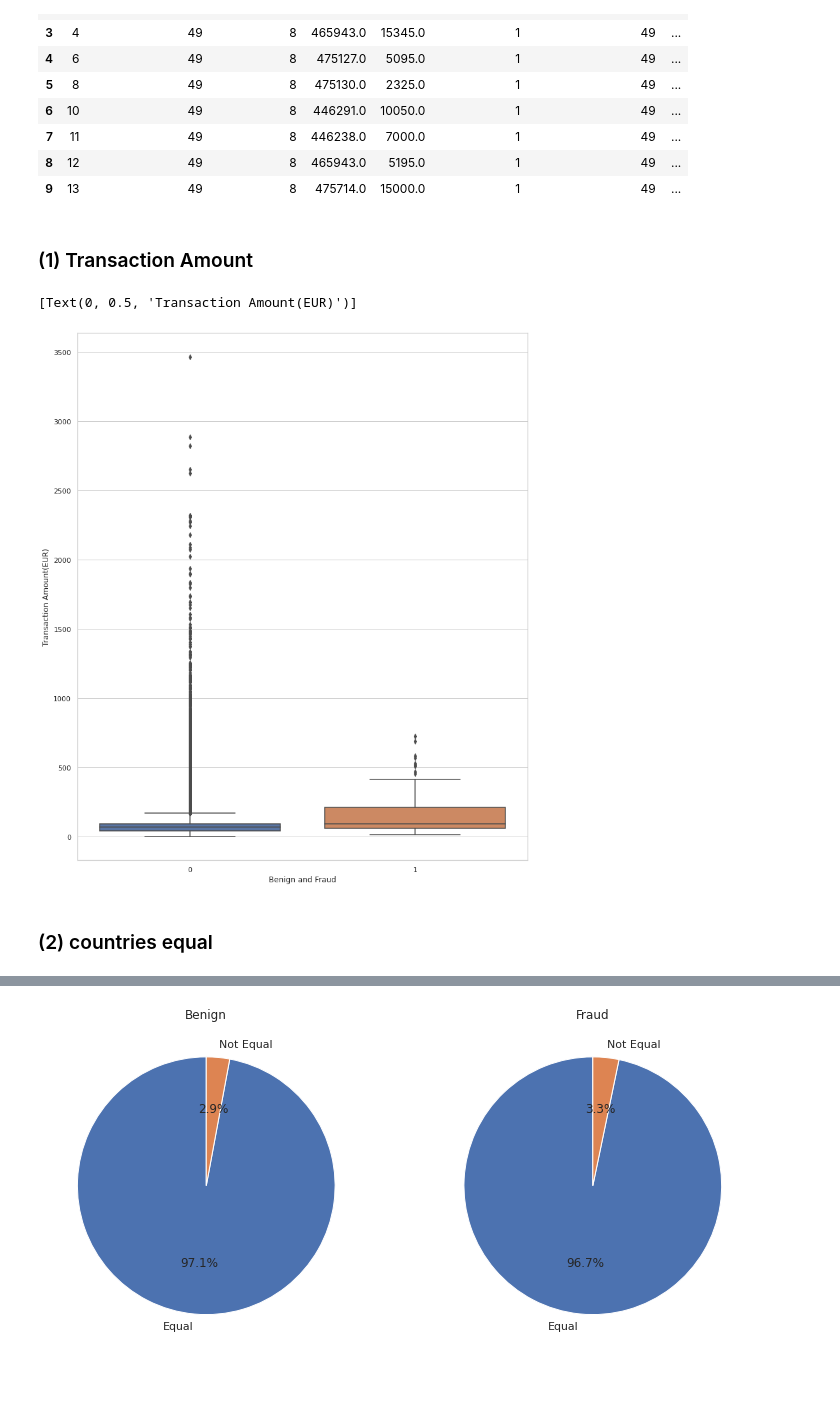
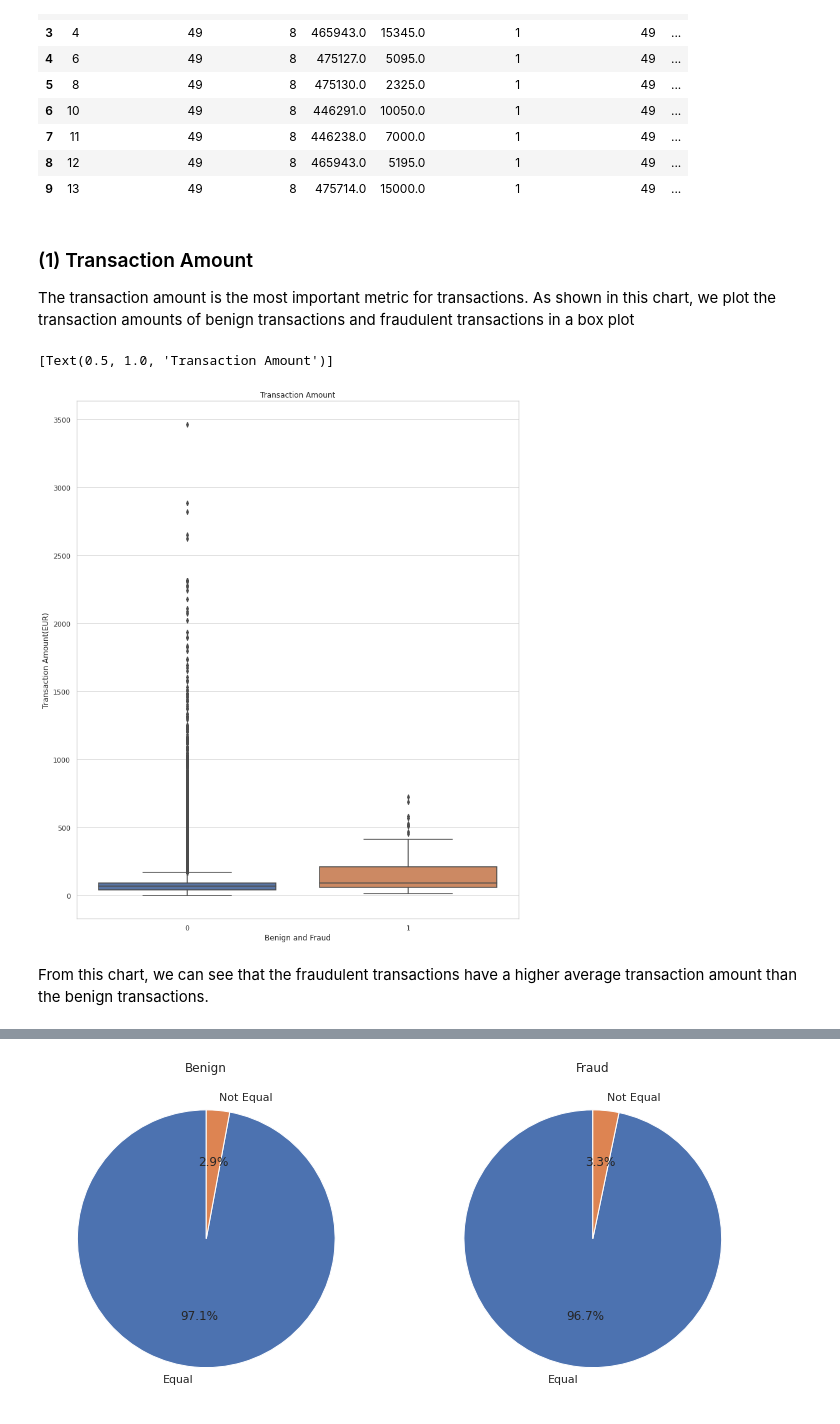
Before and after one commit to CarlosChu-c/CiberSecurityLab, a Jupyter notebook: lab1/Lab1-2021.ipynb, the cells around one changed output, grey strips where cells are left out. Cells and saved outputs as stored; diff of their text form; code cells hidden in the pictures; blank space fills up the shorter version.

```diff
--- a/lab1/Lab1-2021.ipynb
+++ b/lab1/Lab1-2021.ipynb
@@ -192,18 +182,20 @@ Number of valid transactions = 189352
 | 7 | 11 | 49 | 8 | 446238.0 | 7000.0 | 1 | 49 | ... |
 | 8 | 12 | 49 | 8 | 465943.0 | 5195.0 | 1 | 49 | ... |
 | 9 | 13 | 49 | 8 | 475714.0 | 15000.0 | 1 | 49 | ... |
-# %% [markdown]
-### (1) Transaction Amount
+# %% [markdown]
+### (1) Transaction Amount
+The transaction amount is the most important metric for transactions. As shown in this chart, we plot the transaction amounts of benign transactions and fraudulent transactions in a box plot
 # %%
 df_amount = df_src[['label', 'amount_eur']]
 sns.set(rc={'figure.figsize':(12.7,15.27)})
 sns.set_style("whitegrid")
 
 ax = sns.boxplot(x='label',y='amount_eur', data=df_amount)
 ax.set(xlabel = "Benign and Fraud")
 ax.set(ylabel = "Transaction Amount(EUR)")
+ax.set(title = "Transaction Amount")
 # %% [output]
-[Text(0, 0.5, 'Transaction Amount(EUR)')]
+[Text(0.5, 1.0, 'Transaction Amount')]
-[figure, old version]
+[figure, new version]
-# %% [markdown]
-### (2) countries equal
+# %% [markdown]
+From this chart, we can see that the fraudulent transactions have a higher average transaction amount than the benign transactions.
```
Also changed, not shown: parts of 10 cells of this notebook.
